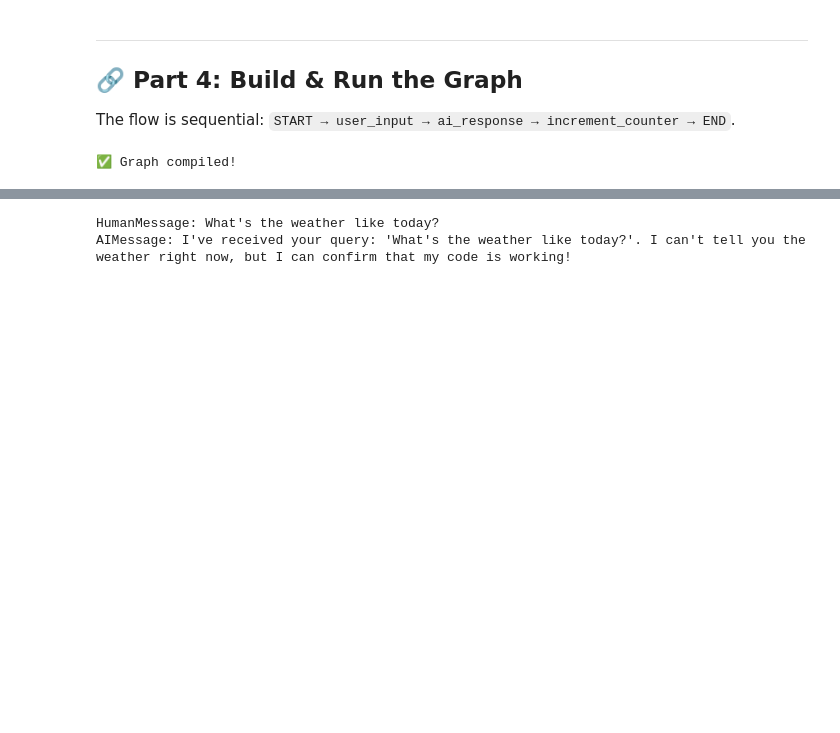
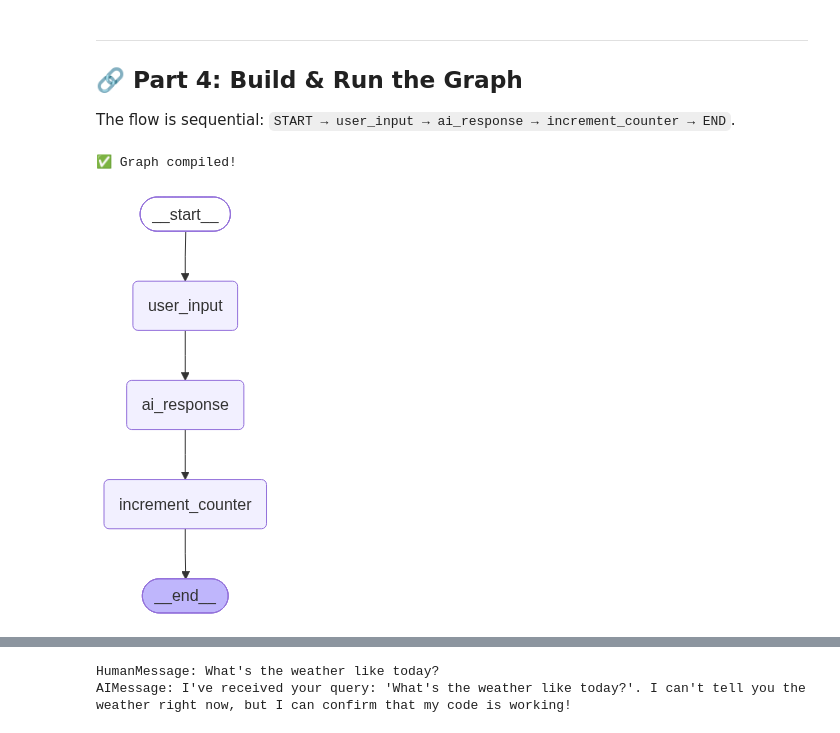
Before and after one commit to Sourav692/AI-ENGINEERING-DEMYSTIFIED, a Jupyter notebook: 03_LangGraph_Fundamentals/01_Foundations/02_MessageState.ipynb, the cells around one changed output, grey strips where cells are left out. Saved outputs shown, nothing was run; the diff lists cells and outputs as text; code cells hidden in the pictures; blank space fills up the shorter version.

```diff
--- a/03_LangGraph_Fundamentals/01_Foundations/02_MessageState.ipynb
+++ b/03_LangGraph_Fundamentals/01_Foundations/02_MessageState.ipynb
@@ -111,6 +111,10 @@ agent = graph.compile()
 print("✅ Graph compiled!")
 # %% [output]
 ✅ Graph compiled!
+# %%
+agent
+# %% [output]
+[figure, added]
 # %%
 # ============================================================================
 # EXECUTION: Invoke the graph
```
Also changed, not shown: parts of 2 cells of this notebook, 12 other files.
